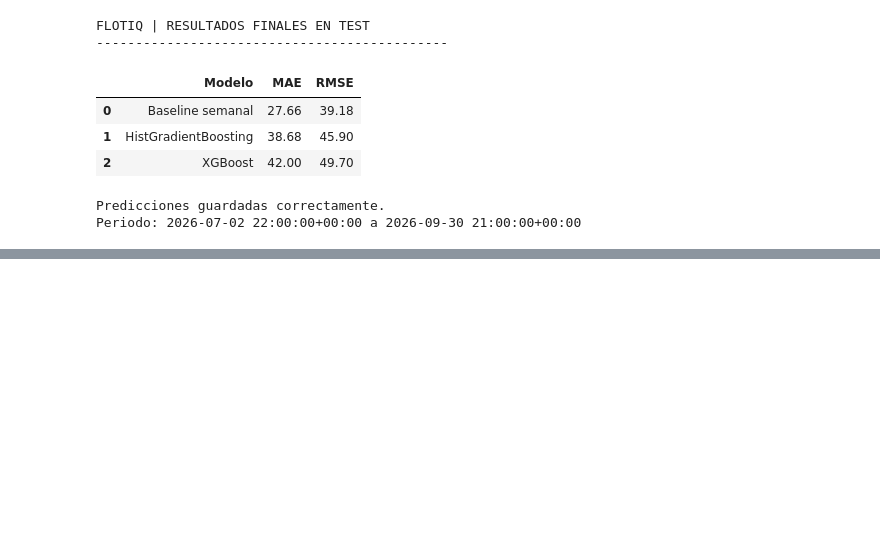
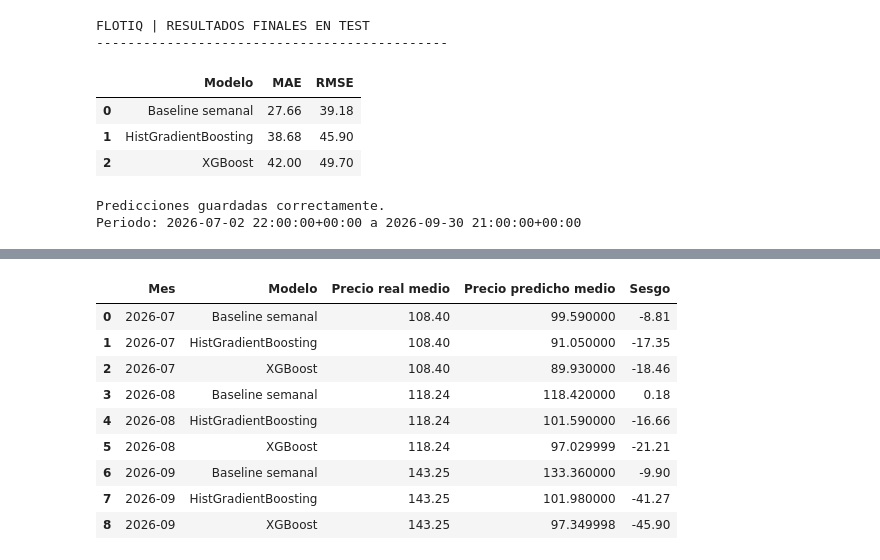
Before and after one commit to contactodiegovega/FlotIQ, a Jupyter notebook: notebooks/03_modelos_prediccion.ipynb, the cells around one changed output, grey strips where cells are left out. Drawn from its saved outputs; the diff is of its cells as text; code cells hidden in the pictures; blank space fills up the shorter version.

```diff
--- a/notebooks/03_modelos_prediccion.ipynb
+++ b/notebooks/03_modelos_prediccion.ipynb
@@ -685,0 +761,57 @@ Periodo: 2026-07-02 22:00:00+00:00 a 2026-09-30 21:00:00+00:00
+# %%
+
+# FLOTIQ | ANÁLISIS DEL SESGO DE PREDICCIÓN
+# ============================================
+
+analisis = predicciones_test.copy()
+
+analisis["mes"] = (
+    analisis["datetime_utc"]
+    .dt.tz_convert("Europe/Madrid")
+    .dt.strftime("%Y-%m")
+)
+
+modelos = [
+    "Baseline semanal",
+    "HistGradientBoosting",
+    "XGBoost",
+]
+
+resultados_sesgo = []
+
+for mes, datos in analisis.groupby("mes"):
+
+    precio_real = datos["price_eur_mwh"].mean()
+
+    for modelo in modelos:
+
+        precio_predicho = datos[modelo].mean()
+
+        # Positivo: predicción demasiado alta.
+        # Negativo: predicción demasiado baja.
+        sesgo = precio_predicho - precio_real
+
+        resultados_sesgo.append({
+            "Mes": mes,
+            "Modelo": modelo,
+            "Precio real medio": round(precio_real, 2),
+            "Precio predicho medio": round(
+                precio_predicho, 2
+            ),
+            "Sesgo": round(sesgo, 2),
+        })
+
+sesgo_df = pd.DataFrame(resultados_sesgo)
+
+display(sesgo_df)
+# %% [output]
+|  | Mes | Modelo | Precio real medio | Precio predicho medio | Sesgo |
+| 0 | 2026-07 | Baseline semanal | 108.40 | 99.590000 | -8.81 |
+| 1 | 2026-07 | HistGradientBoosting | 108.40 | 91.050000 | -17.35 |
+| 2 | 2026-07 | XGBoost | 108.40 | 89.930000 | -18.46 |
+| 3 | 2026-08 | Baseline semanal | 118.24 | 118.420000 | 0.18 |
+| 4 | 2026-08 | HistGradientBoosting | 118.24 | 101.590000 | -16.66 |
+| 5 | 2026-08 | XGBoost | 118.24 | 97.029999 | -21.21 |
+| 6 | 2026-09 | Baseline semanal | 143.25 | 133.360000 | -9.90 |
+| 7 | 2026-09 | HistGradientBoosting | 143.25 | 101.980000 | -41.27 |
+| 8 | 2026-09 | XGBoost | 143.25 | 97.349998 | -45.90 |
```
Also changed, not shown: parts of 7 cells of this notebook, 1 other file.
